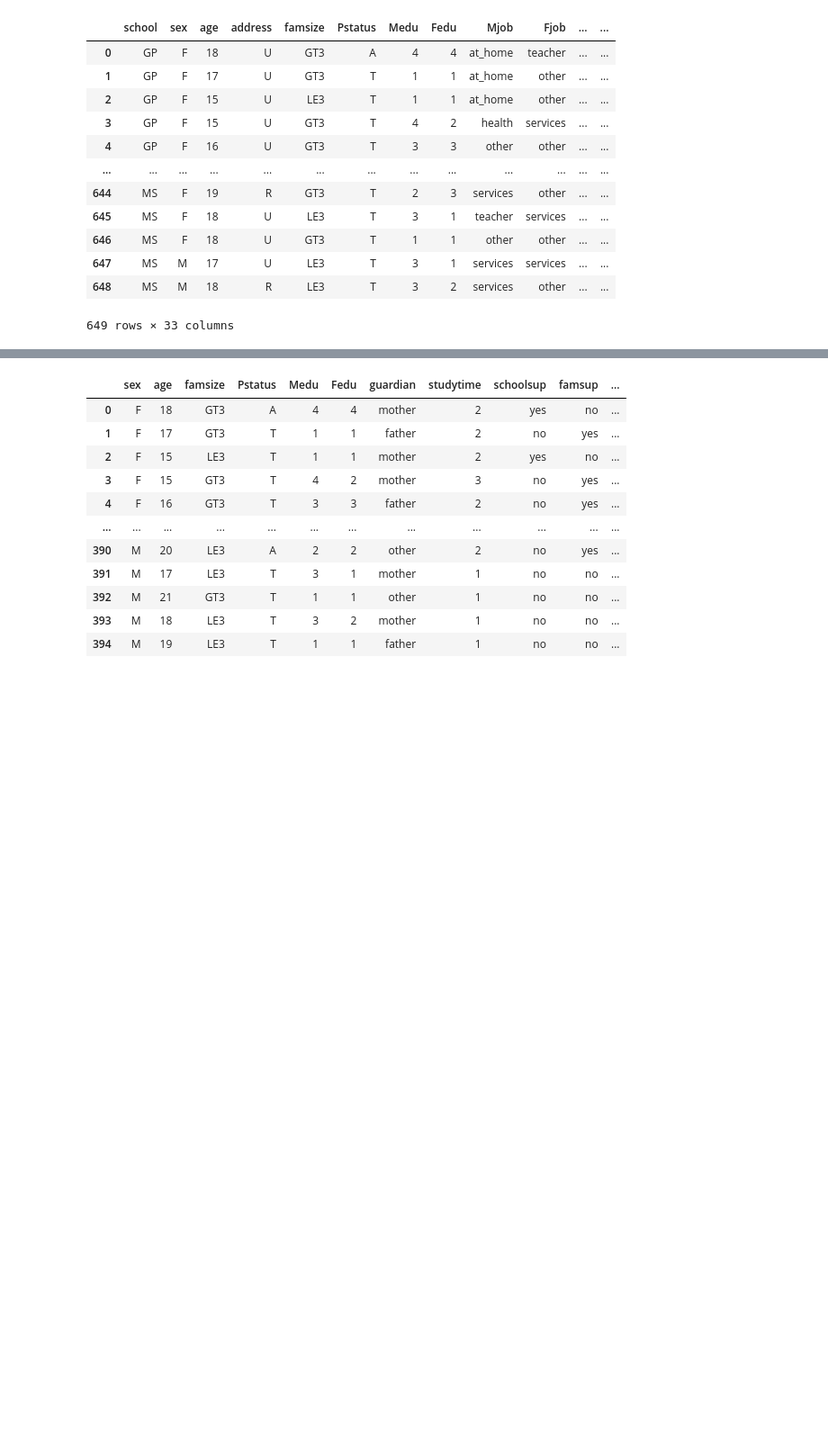
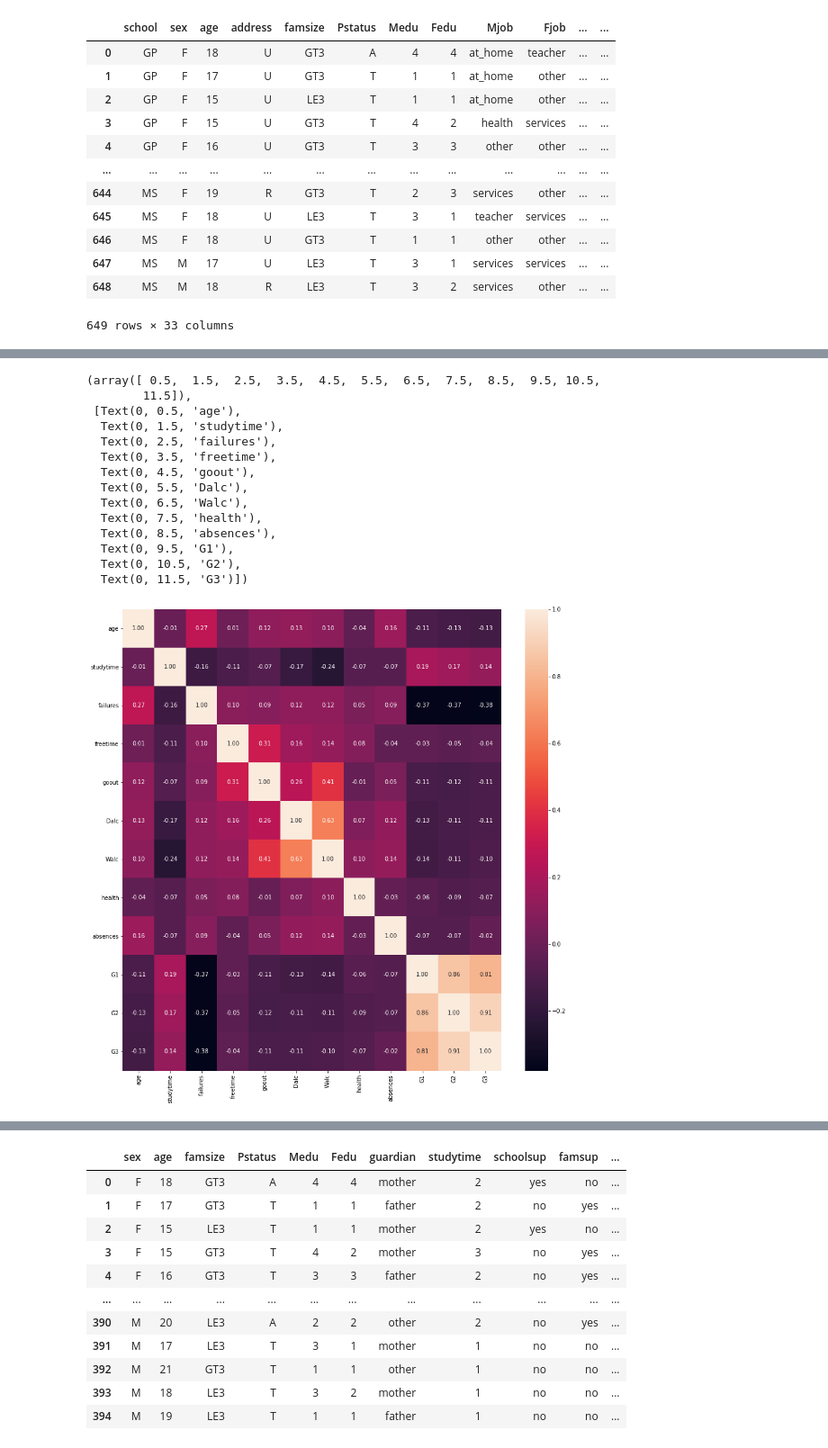
Before and after one commit to StefanMladenov/MU, a Jupyter notebook: 3.Domaci.ipynb, the cells around one changed output, grey strips where cells are left out. Shown at 90% size. Saved outputs shown, nothing was run; the diff lists cells and outputs as text; code cells hidden in the pictures; blank space fills up the shorter version.

```diff
--- a/3.Domaci.ipynb
+++ b/3.Domaci.ipynb
@@ -27,3 +30,14 @@ PorStudentsDF
 | 647 | MS | M | 17 | U | LE3 | T | 3 | 1 | services | services | ... | ... |
 | 648 | MS | M | 18 | R | LE3 | T | 3 | 2 | services | other | ... | ... |
 649 rows × 33 columns
+# %%
+#spajanje datasetova
+# dodaje se nova kolona label koja oznacava iz kog skupa su podaci 1 Math Students 2 Por Students
+MathStudentsDF['label']="1"
+PorStudentsDF['label']="0"
+
+
+Data = MathStudentsDF.append([MathStudentsDF,PorStudentsDF])
+Data.drop(['Mjob', 'Fjob', 'reason', 'guardian','nursery','Medu','Fedu','famrel','traveltime'], axis=1, inplace=True)
+#x = Data.iloc[:, [3]].values
+Data
@@ -29,0 +58,22 @@ PorStudentsDF
+# %%
+# Correlation between features
+plt.figure(figsize=(15,15))
+sns.heatmap(Data.corr(), annot = True, fmt= ".2f", cbar = True)
+plt.xticks(rotation=90)
+plt.yticks(rotation=0)
+# %% [output]
+(array([ 0.5,  1.5,  2.5,  3.5,  4.5,  5.5,  6.5,  7.5,  8.5,  9.5, 10.5,
+        11.5]),
+ [Text(0, 0.5, 'age'),
+  Text(0, 1.5, 'studytime'),
+  Text(0, 2.5, 'failures'),
+  Text(0, 3.5, 'freetime'),
+  Text(0, 4.5, 'goout'),
+  Text(0, 5.5, 'Dalc'),
+  Text(0, 6.5, 'Walc'),
+  Text(0, 7.5, 'health'),
+  Text(0, 8.5, 'absences'),
+  Text(0, 9.5, 'G1'),
+  Text(0, 10.5, 'G2'),
+  Text(0, 11.5, 'G3')])
+[figure, added]
```
Also changed, not shown: parts of 9 cells of this notebook.
